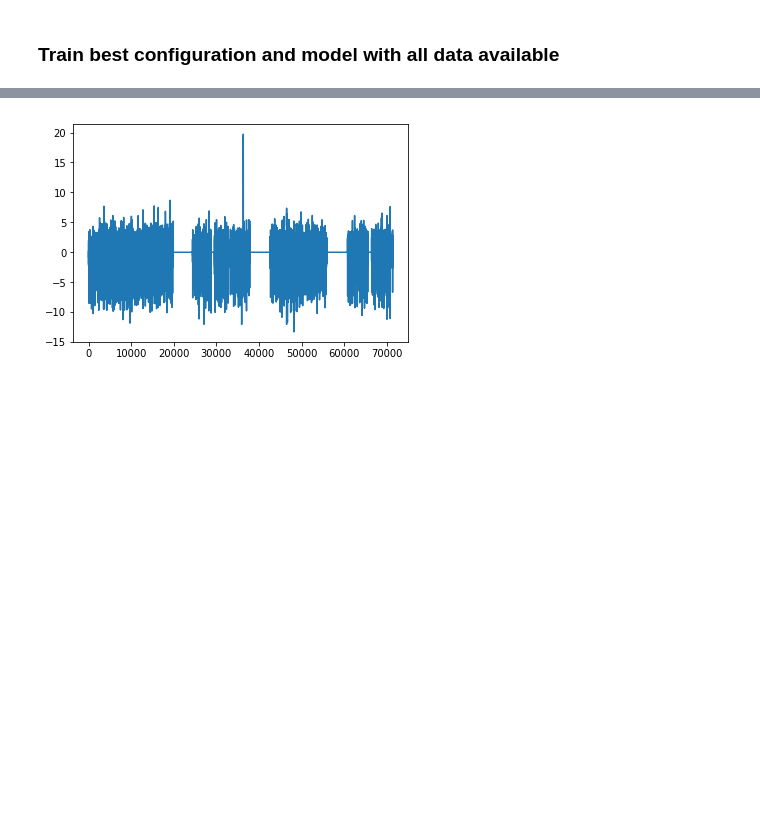
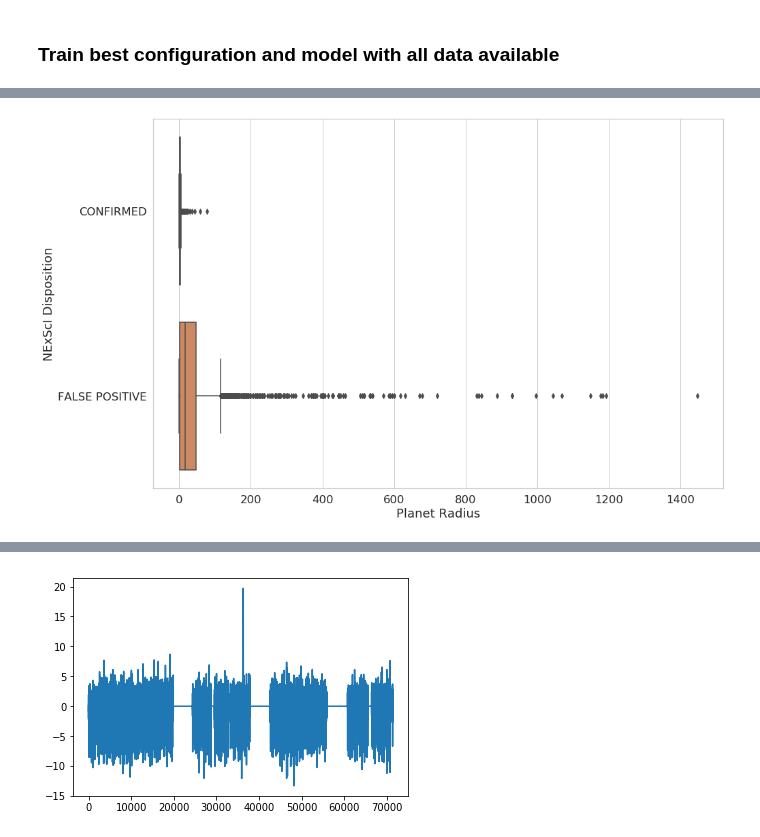
Before and after one commit to fmenat/ExoplanetDetection, a Jupyter notebook: Notebooks/Analysis_of_Disposition.ipynb, the cells around one changed output, grey strips where cells are left out. Saved outputs shown, nothing was run; the diff lists cells and outputs as text; code cells hidden in the pictures; blank space fills up the shorter version.

```diff
--- a/Notebooks/Analysis_of_Disposition.ipynb
+++ b/Notebooks/Analysis_of_Disposition.ipynb
@@ -37,0 +38,4 @@ print(y_total.shape)
+# %%
+df_labels = df_labels[df_labels["NExScI Disposition"]!="CANDIDATE"]
+df_labels.fillna(df_labels.median())
+df_labels
@@ -37,0 +61,9 @@ print(y_total.shape)
+# %%
+plt.figure(figsize=(15,10))
+sns.set(font_scale=1.5)
+sns.set_style("whitegrid")
+sns.boxplot(x="Planet Radius",y="NExScI Disposition",data=df_labels[df_labels["Planet Radius"]< 1500], orient='h')
+plt.savefig("P3-17_f4.eps", format='eps')
+plt.show()
+# %% [output]
+[figure, added]
```
Also changed, not shown: parts of 5 cells of this notebook, 3 other files.
